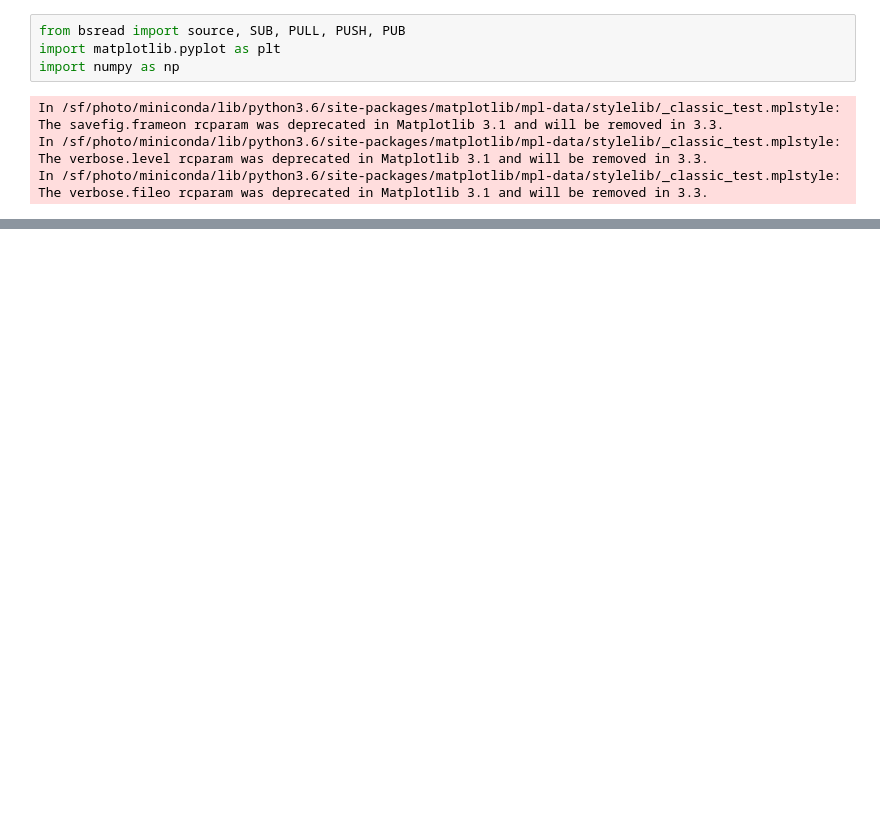
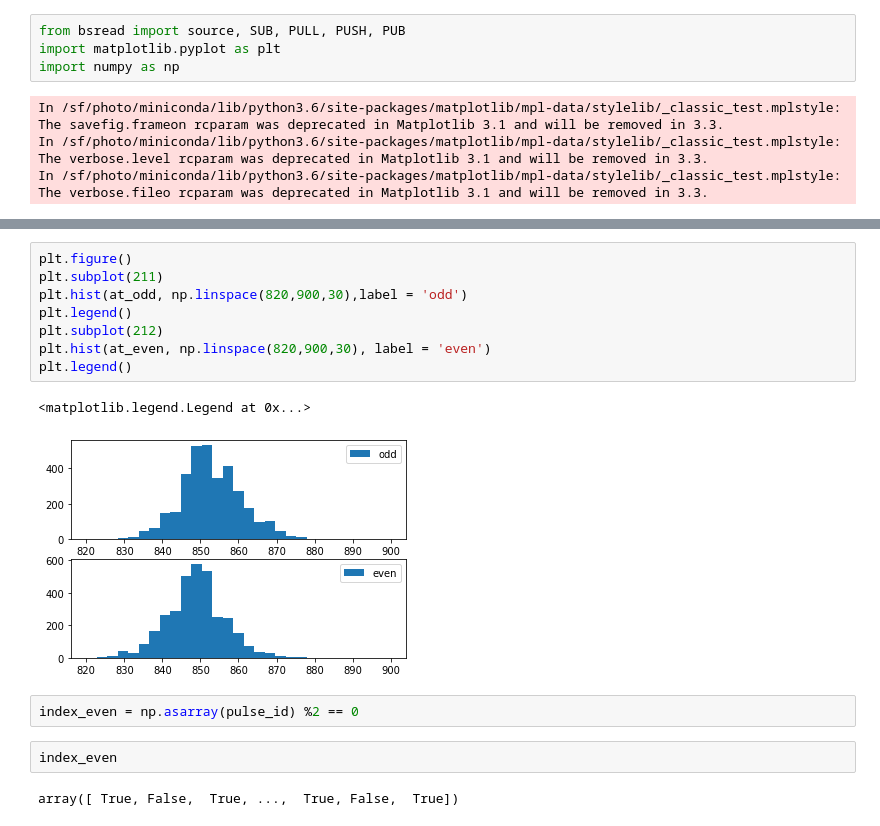
Before and after one commit to arrellc/PhotonDiagPipelines, a Jupyter notebook: SAROP21-ATT/ATT_pipeline_test-Chris.ipynb, the cells around one changed output, grey strips where cells are left out. Cells and saved outputs as stored; diff of their text form; blank space fills up the shorter version.

```diff
--- a/SAROP21-ATT/ATT_pipeline_test-Chris.ipynb
+++ b/SAROP21-ATT/ATT_pipeline_test-Chris.ipynb
@@ -44,0 +53,17 @@ odict_keys(['SAROP21-ATT01:edge_pos', 'SAROP21-ATT01:xcorr', 'SAROP21-ATT01:xcor
+# %%
+plt.figure()
+plt.subplot(211)
+plt.hist(at_odd, np.linspace(820,900,30),label = 'odd')
+plt.legend()
+plt.subplot(212)
+plt.hist(at_even, np.linspace(820,900,30), label = 'even')
+plt.legend()
+# %% [output]
+<matplotlib.legend.Legend at 0x...>
+[figure, added]
+# %%
+index_even = np.asarray(pulse_id) %2 == 0
+# %%
+index_even
+# %% [output]
+array([ True, False,  True, ...,  True, False,  True])
```
Also changed, not shown: parts of 17 cells of this notebook, 24 other files.
